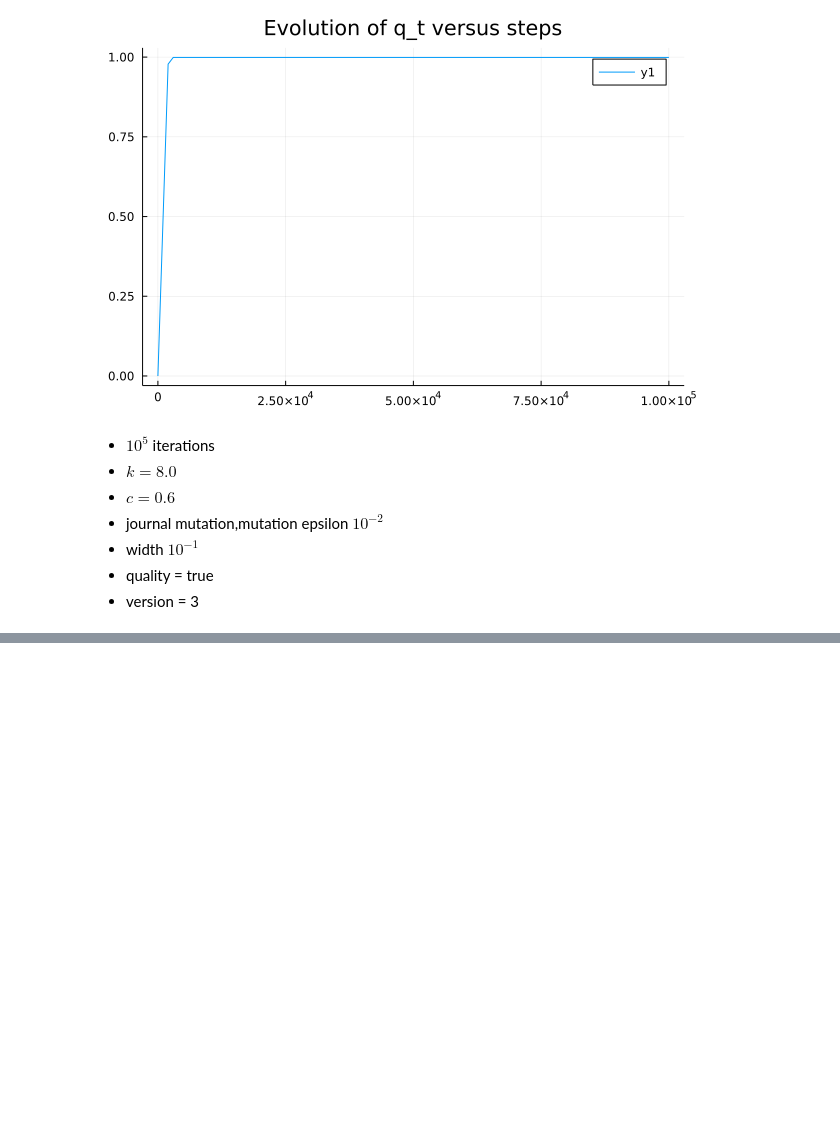
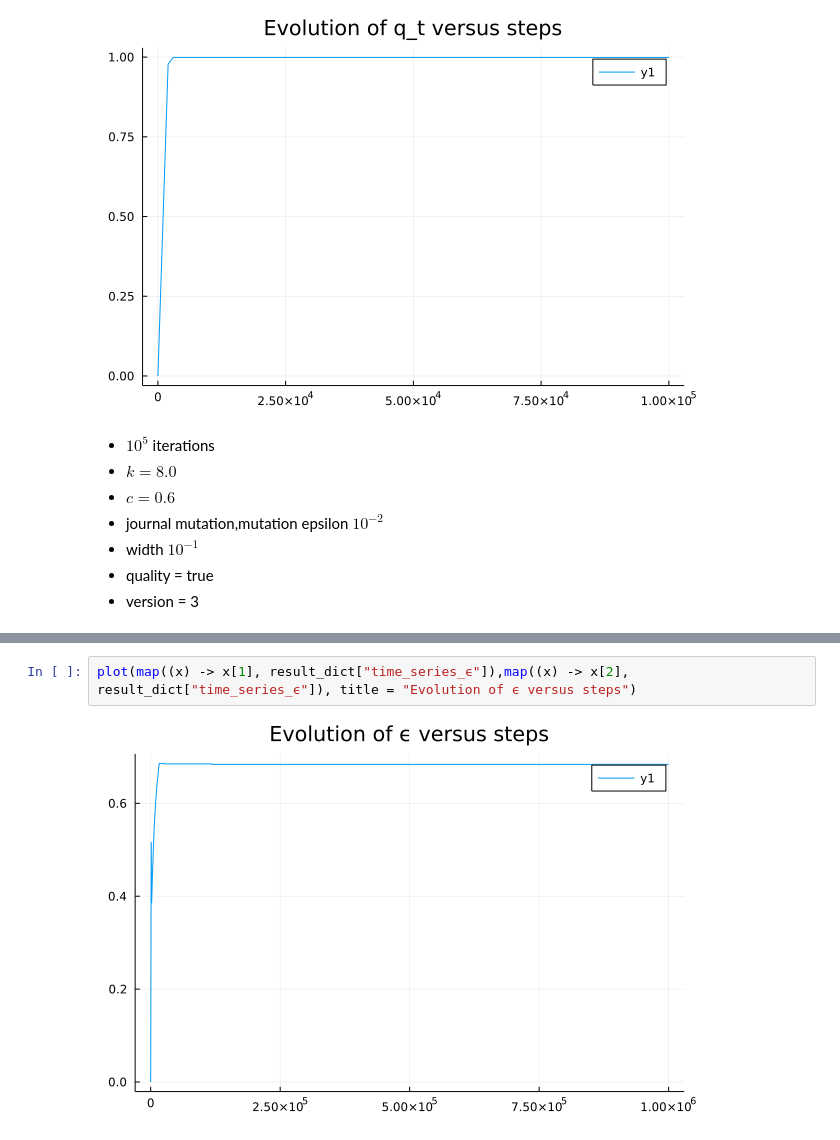
Before and after one commit to saikumarmk/paramless, a Jupyter notebook: journal_paramless.ipynb, the cells around one changed output, grey strips where cells are left out. Drawn from its saved outputs; the diff is of its cells as text; blank space fills up the shorter version.

```diff
--- a/journal_paramless.ipynb
+++ b/journal_paramless.ipynb
@@ -73,0 +94,4 @@ plot(map((x) -> x[1], result_dict["time_series_ϵ"]),map((x) -> x[2], result_dic
+# %%
+plot(map((x) -> x[1], result_dict["time_series_ϵ"]),map((x) -> x[2], result_dict["time_series_ϵ"]), title = "Evolution of ϵ versus steps")
+# %% [output]
+[figure, added]
```
Also changed, not shown: parts of 9 cells of this notebook, 4 other files.
